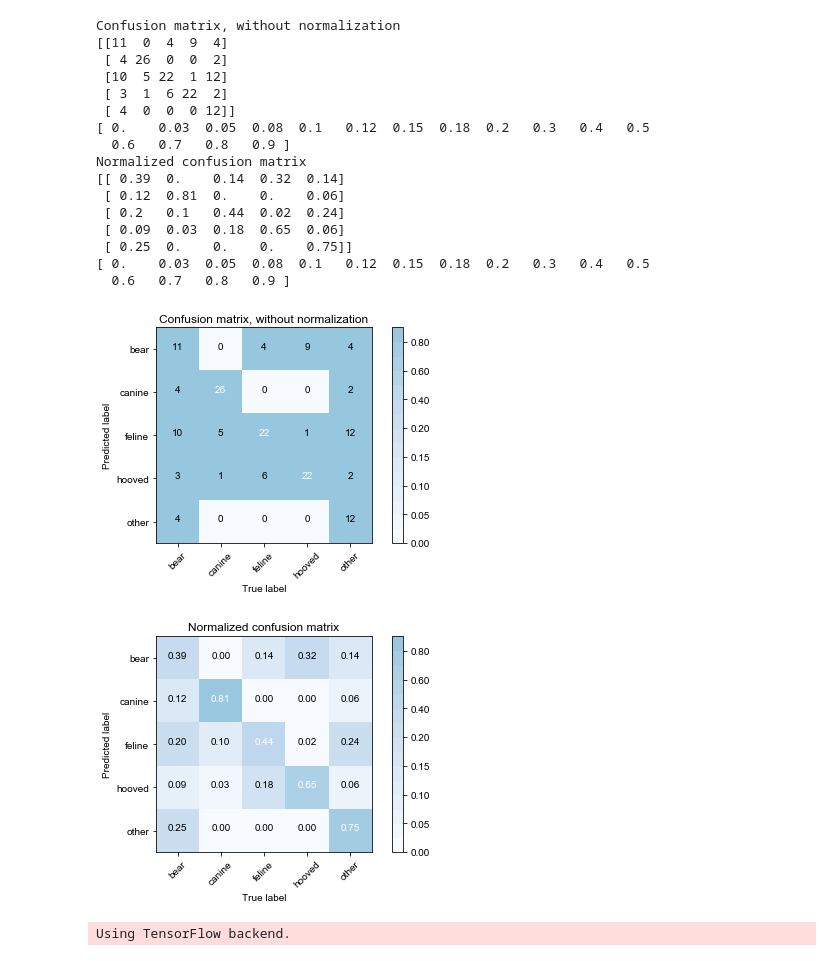
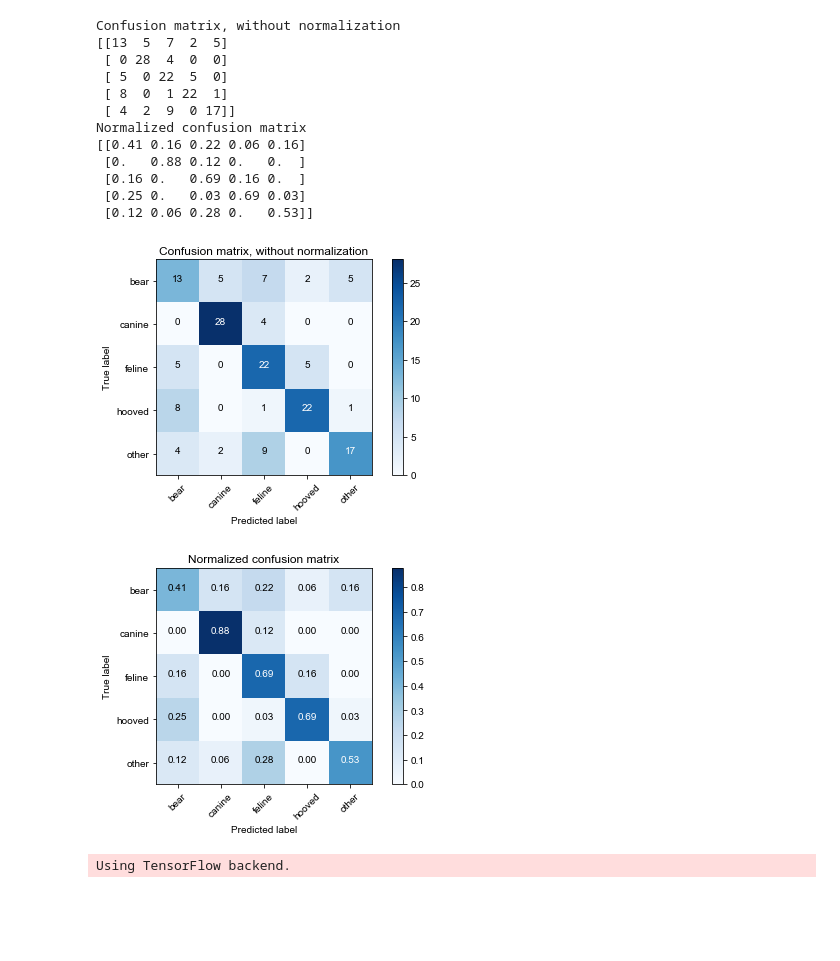
Before and after one commit to jain-rish/animal-tracks, a Jupyter notebook: plot_classification_results.ipynb, the cells around one changed output. Saved outputs shown, nothing was run; the diff lists cells and outputs as text; code cells hidden in the pictures; blank space fills up the shorter version.

```diff
--- a/plot_classification_results.ipynb
+++ b/plot_classification_results.ipynb
@@ -99,11 +99,12 @@ def plot_confusion_matrix(cm, classes,
 
     import matplotlib.colors as colors
 
-    bounds = np.concatenate((np.arange(0, 0.2, 0.2/8), np.arange(0.2, 1, 0.8/8)))
+#     bounds = np.concatenate((np.arange(0, 0.2, 0.2/8), np.arange(0.2, 1, 0.8/8)))
 
-    norm = colors.BoundaryNorm(boundaries=bounds, ncolors=100)
-    print(bounds)
-    plt.imshow(cm, interpolation='nearest', cmap=cmap, norm=norm)
+#     norm = colors.BoundaryNorm(boundaries=bounds, ncolors=100)
+#     print(bounds)
+#     plt.imshow(cm, interpolation='nearest', cmap=cmap, norm=norm)
+    plt.imshow(cm, interpolation='nearest', cmap=cmap)
     plt.title(title)
     plt.colorbar()
     tick_marks = np.arange(len(classes))
@@ -114,52 +115,48 @@ def plot_confusion_matrix(cm, classes,
     thresh = cm.max() / 2.
     for i, j in itertools.product(range(cm.shape[0]), range(cm.shape[1])):
         plt.text(j, i, format(cm[i, j], fmt),
                  horizontalalignment="center",
                  color="white" if cm[i, j] > thresh else "black")
 
     plt.tight_layout()
-    plt.ylabel('Predicted label')
-    plt.xlabel('True label')
+    plt.xlabel('Predicted label')
+    plt.ylabel('True label')
 
 # Compute confusion matrix
 cnf_matrix = confusion_matrix(act_nn_filt, pred_nn_filt)
-cnf_matrix = np.transpose(cnf_matrix)
+# cnf_matrix = np.transpose(cnf_matrix)
 np.set_printoptions(precision=2)
 
 class_names = ['bear','canine','feline','hooved','other']
 
 # Plot non-normalized confusion matrix
 plt.figure()
 plot_confusion_matrix(cnf_matrix, classes=class_names,
                       title='Confusion matrix, without normalization')
 plt.savefig('confusion_matrix_nn_filt.png', dpi=300)
 
 # Plot normalized confusion matrix
 plt.figure()
 plot_confusion_matrix(cnf_matrix, classes=class_names, normalize=True,
                       title='Normalized confusion matrix')
 plt.savefig('confusion_matrix_nn_filt_norm.png', dpi=300)
 
 plt.show()
 # %% [output]
 Confusion matrix, without normalization
-[[11  0  4  9  4]
- [ 4 26  0  0  2]
- [10  5 22  1 12]
- [ 3  1  6 22  2]
- [ 4  0  0  0 12]]
-[ 0.    0.03  0.05  0.08  0.1   0.12  0.15  0.18  0.2   0.3   0.4   0.5
-  0.6   0.7   0.8   0.9 ]
+[[13  5  7  2  5]
+ [ 0 28  4  0  0]
+ [ 5  0 22  5  0]
+ [ 8  0  1 22  1]
+ [ 4  2  9  0 17]]
 Normalized confusion matrix
-[[ 0.39  0.    0.14  0.32  0.14]
- [ 0.12  0.81  0.    0.    0.06]
- [ 0.2   0.1   0.44  0.02  0.24]
- [ 0.09  0.03  0.18  0.65  0.06]
- [ 0.25  0.    0.    0.    0.75]]
-[ 0.    0.03  0.05  0.08  0.1   0.12  0.15  0.18  0.2   0.3   0.4   0.5
-  0.6   0.7   0.8   0.9 ]
+[[0.41 0.16 0.22 0.06 0.16]
+ [0.   0.88 0.12 0.   0.  ]
+ [0.16 0.   0.69 0.16 0.  ]
+ [0.25 0.   0.03 0.69 0.03]
+ [0.12 0.06 0.28 0.   0.53]]
-[figure, old version]
+[figure, new version]
-[figure, old version]
+[figure, new version]
 # %%
 
 # precision-recall for each class, not yet tested
```
Also changed, not shown: parts of 3 cells of this notebook, 5 other files.
